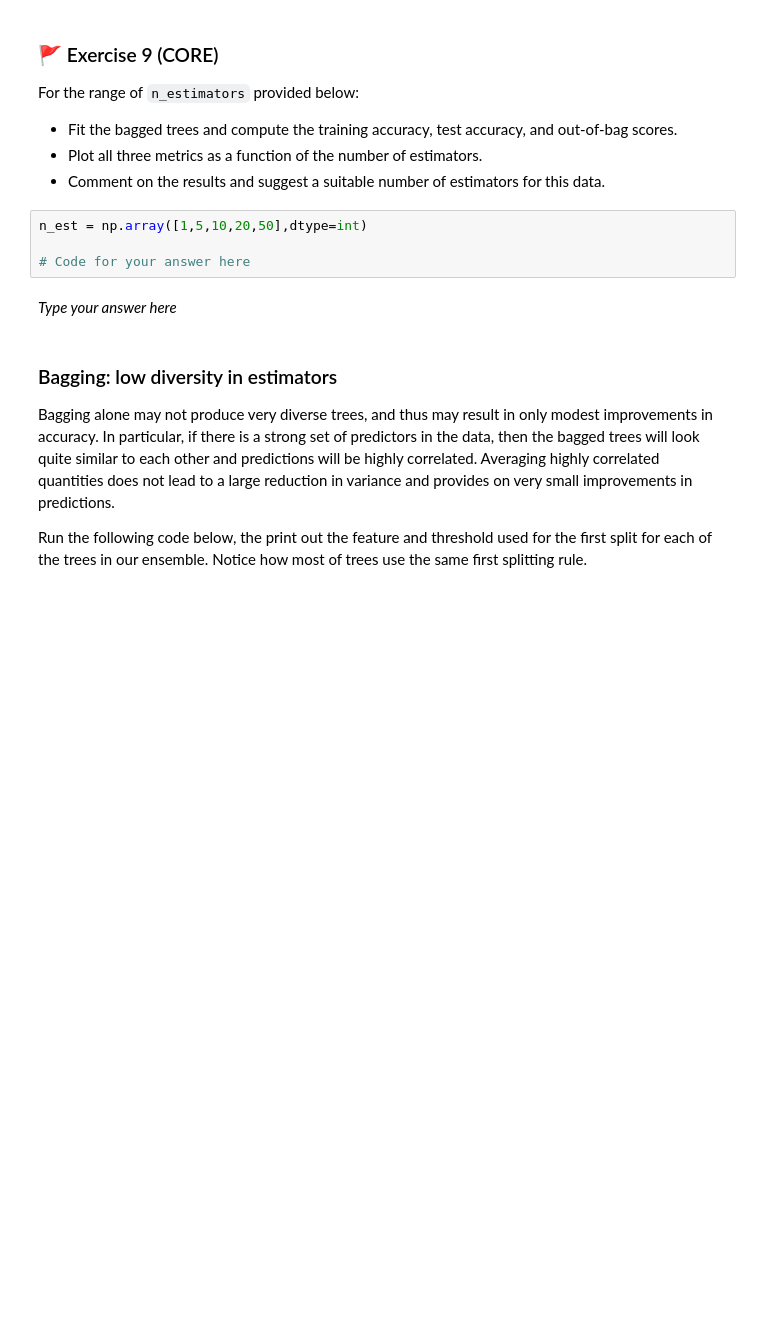
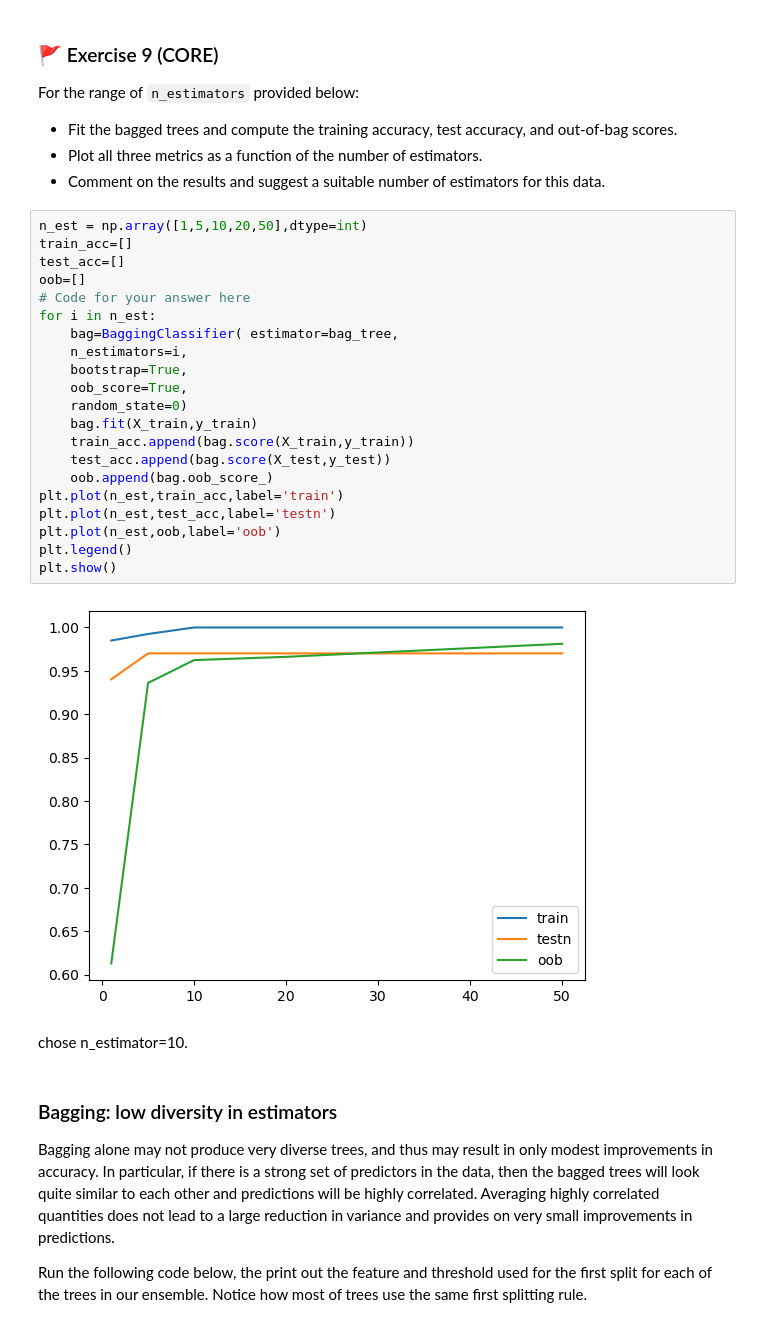
Before and after one commit to s2777427/MLP_2026_week08, a Jupyter notebook: mlp_week08.ipynb, the cells around one changed output. Drawn from its saved outputs; the diff is of its cells as text; blank space fills up the shorter version.

```diff
--- a/mlp_week08.ipynb
+++ b/mlp_week08.ipynb
@@ -449,12 +494,31 @@ For the range of `n_estimators` provided below:
 - Fit the bagged trees and compute the training accuracy, test accuracy, and out-of-bag scores.
 - Plot all three metrics as a function of the number of estimators.
 - Comment on the results and suggest a suitable number of estimators for this data.
-# %%
-n_est = np.array([1,5,10,20,50],dtype=int)
-
-# Code for your answer here
-# %% [markdown]
-_Type your answer here_
+# %%
+n_est = np.array([1,5,10,20,50],dtype=int)
+train_acc=[]
+test_acc=[]
+oob=[]
+# Code for your answer here
+for i in n_est:
+    bag=BaggingClassifier( estimator=bag_tree,
+    n_estimators=i,
+    bootstrap=True,
+    oob_score=True,
+    random_state=0)
+    bag.fit(X_train,y_train)
+    train_acc.append(bag.score(X_train,y_train))
+    test_acc.append(bag.score(X_test,y_test))
+    oob.append(bag.oob_score_)
+plt.plot(n_est,train_acc,label='train')
+plt.plot(n_est,test_acc,label='testn')
+plt.plot(n_est,oob,label='oob')
+plt.legend()
+plt.show()
+# %% [output]
+[figure, added]
+# %% [markdown]
+chose n_estimator=10.
 # %% [markdown]
 ### Bagging: low diversity in estimators
 
```
Also changed, not shown: parts of 29 cells of this notebook.
